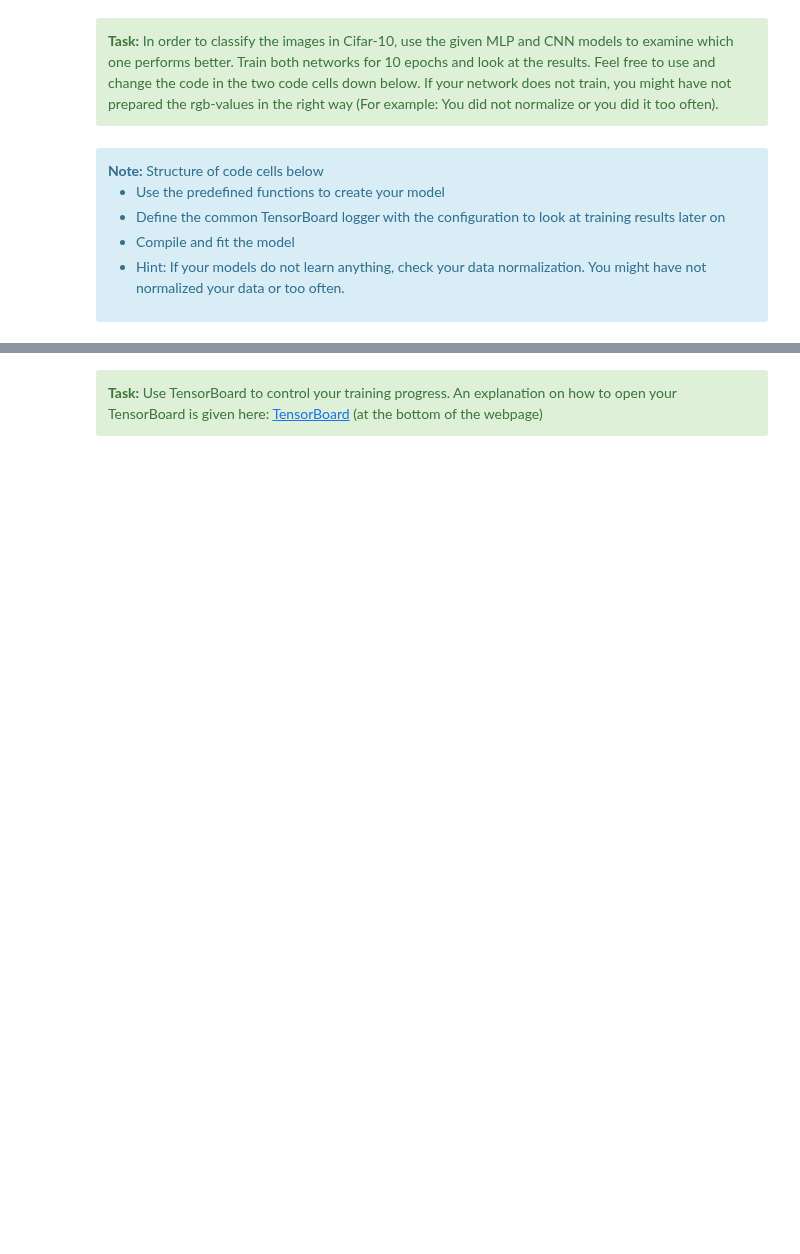
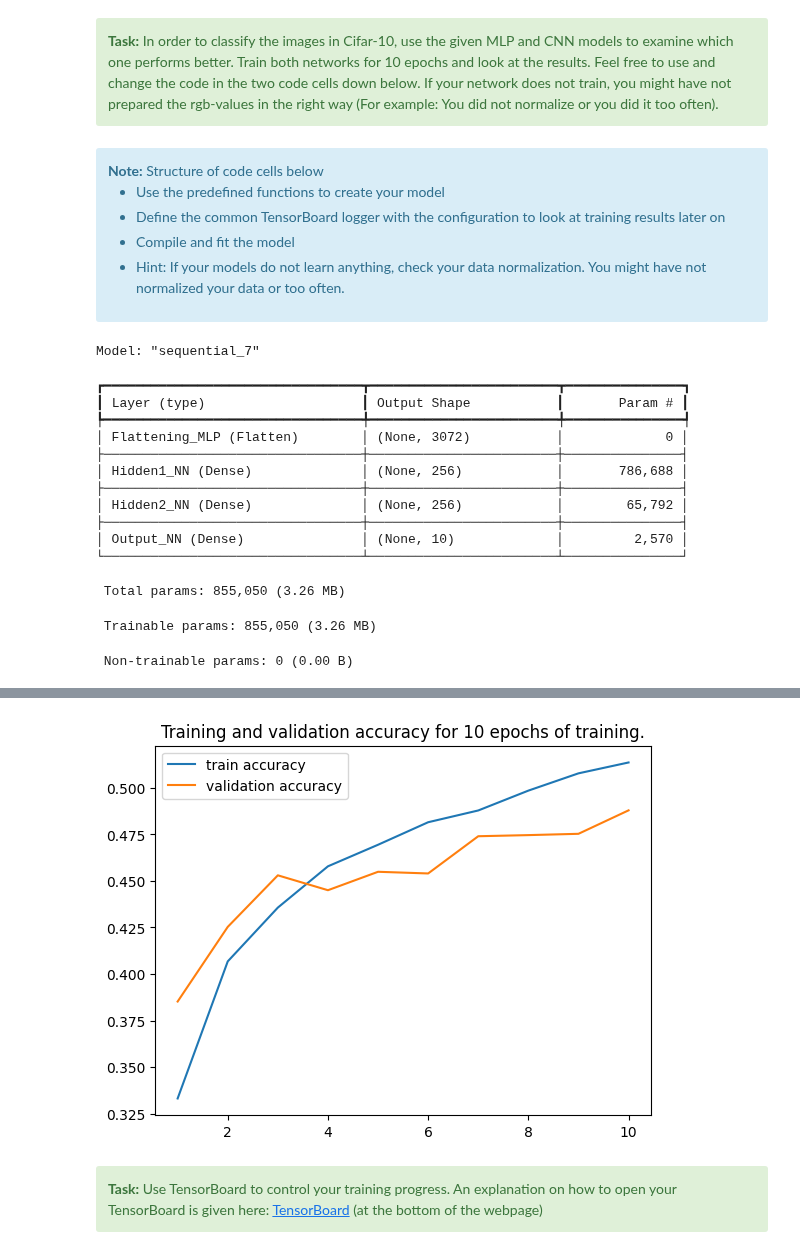
Before and after one commit to anton-seifert/LAMA, a Jupyter notebook: task-6-convolutional-neural-networks/2_exercise_cnn.ipynb, the cells around one changed output, grey strips where cells are left out. Cells and saved outputs as stored; diff of their text form; code cells hidden in the pictures; blank space fills up the shorter version.

```diff
--- a/task-6-convolutional-neural-networks/2_exercise_cnn.ipynb
+++ b/task-6-convolutional-neural-networks/2_exercise_cnn.ipynb
@@ -71,8 +87,8 @@ y_test: np.ndarray
 num_classes: int
 
 ### STUDENT CODE HERE (1 pts)
-
-num_classes = ...
+print(np.unique(y_train))
+num_classes = len(np.unique(y_train))
 
 ### STUDENT CODE until HERE
 
@@ -85,7 +104,7 @@ y_test_categorical: np.ndarray
 
 ### STUDENT CODE HERE (1 pts)
 
-y_train_categorical = ...
-y_test_categorical = ...
-
+y_train_categorical = keras.utils.to_categorical(y_train)
+y_test_categorical = keras.utils.to_categorical(y_test)
+print(y_train_categorical[:5])
 ### STUDENT CODE until HERE
@@ -129,12 +177,3 @@ plt.tight_layout()
 <b>Task:</b> Preprocess the data to ensure values between 0 and 1 by dividing rgb values by their maximum value.
 
 </div>
-# %%
-# Data Preprocessing
-
-### STUDENT CODE HERE (1 pts)
-
-x_train = ...
-x_test = ...
-
-### STUDENT CODE until HERE
@@ -226,13 +278,32 @@ def plot_metric_history(history: tf.keras.callbacks.History, metric: str):
 # Train the Neural Network (MLP)
 
 nn_model = model_nn()
-config_nn = 'UNRECOGNIZEABLE_NAME_EDIT_ME_PLEASE' # Give a recognizable name
+nn_model.summary()
+config_nn = 'yupinn' # Give a recognizable name
 
 # The TensorBoard is a feature of tensorflow for the visualization of the training process
 nn_logger = TensorBoard(log_dir='logs/nn_logs/'+config_nn+'/')
+
 
 nn_model.compile(loss='categorical_crossentropy', metrics=['accuracy'], optimizer='Adam')
 history = nn_model.fit(x_train, y_train_categorical, batch_size=64, epochs=10,
                        validation_data=(x_test, y_test_categorical),
                        callbacks=[nn_logger], verbose=1)
+
 plot_metric_history(history.history, 'accuracy')
+# %% [output]
+Model: "sequential_7"
+┏━━━━━━━━━━━━━━━━━━━━━━━━━━━━━━━━━┳━━━━━━━━━━━━━━━━━━━━━━━━┳━━━━━━━━━━━━━━━┓
+┃ Layer (type)                    ┃ Output Shape           ┃       Param # ┃
+┡━━━━━━━━━━━━━━━━━━━━━━━━━━━━━━━━━╇━━━━━━━━━━━━━━━━━━━━━━━━╇━━━━━━━━━━━━━━━┩
+│ Flattening_MLP (Flatten)        │ (None, 3072)           │             0 │
+├─────────────────────────────────┼────────────────────────┼───────────────┤
+│ Hidden1_NN (Dense)              │ (None, 256)            │       786,688 │
+├─────────────────────────────────┼────────────────────────┼───────────────┤
+│ Hidden2_NN (Dense)              │ (None, 256)            │        65,792 │
+├─────────────────────────────────┼────────────────────────┼───────────────┤
+│ Output_NN (Dense)               │ (None, 10)             │         2,570 │
+└─────────────────────────────────┴────────────────────────┴───────────────┘
+ Total params: 855,050 (3.26 MB)
+ Trainable params: 855,050 (3.26 MB)
+ Non-trainable params: 0 (0.00 B)
@@ -239,3 +330,4 @@ plot_metric_history(history.history, 'accuracy')
+[figure, added]
 # %% [markdown]
 <div class="alert alert-block alert-success">
 <b>Task:</b> Use TensorBoard to control your training progress. An explanation on how to open your TensorBoard is given here:
```
Also changed, not shown: parts of 18 cells of this notebook.
